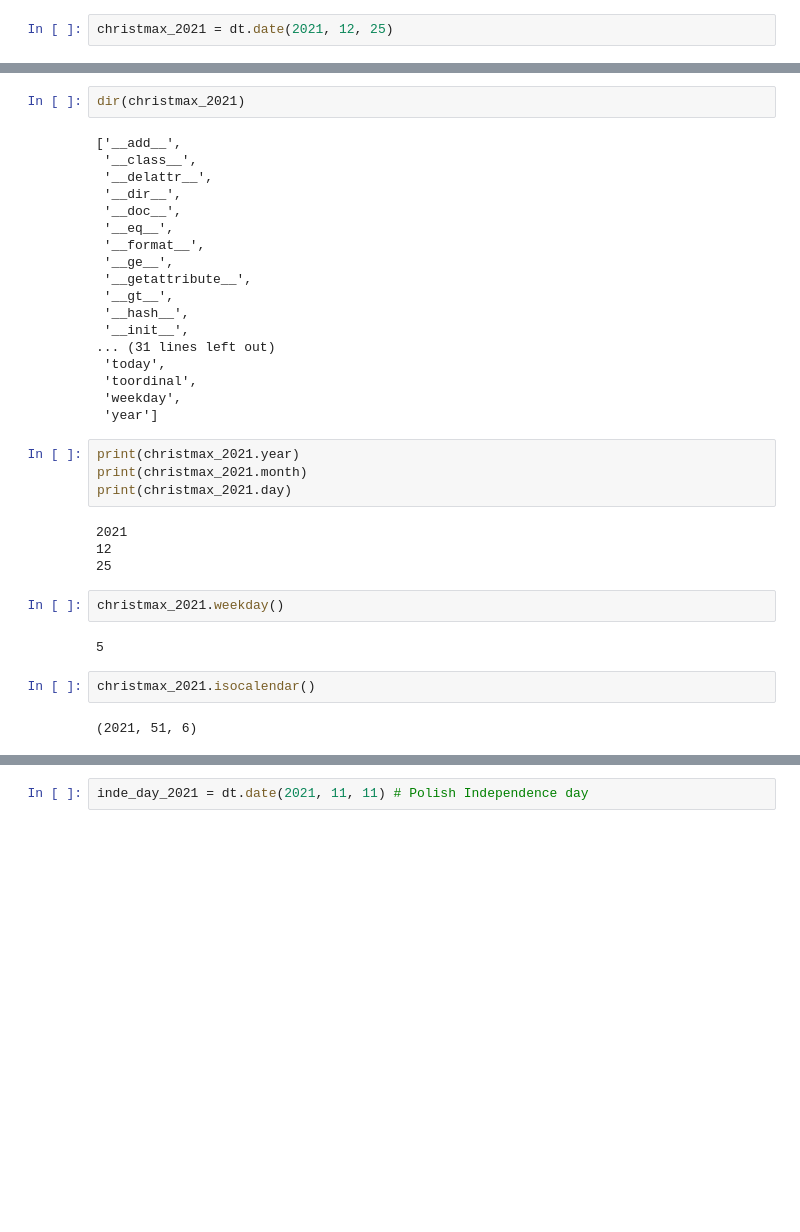
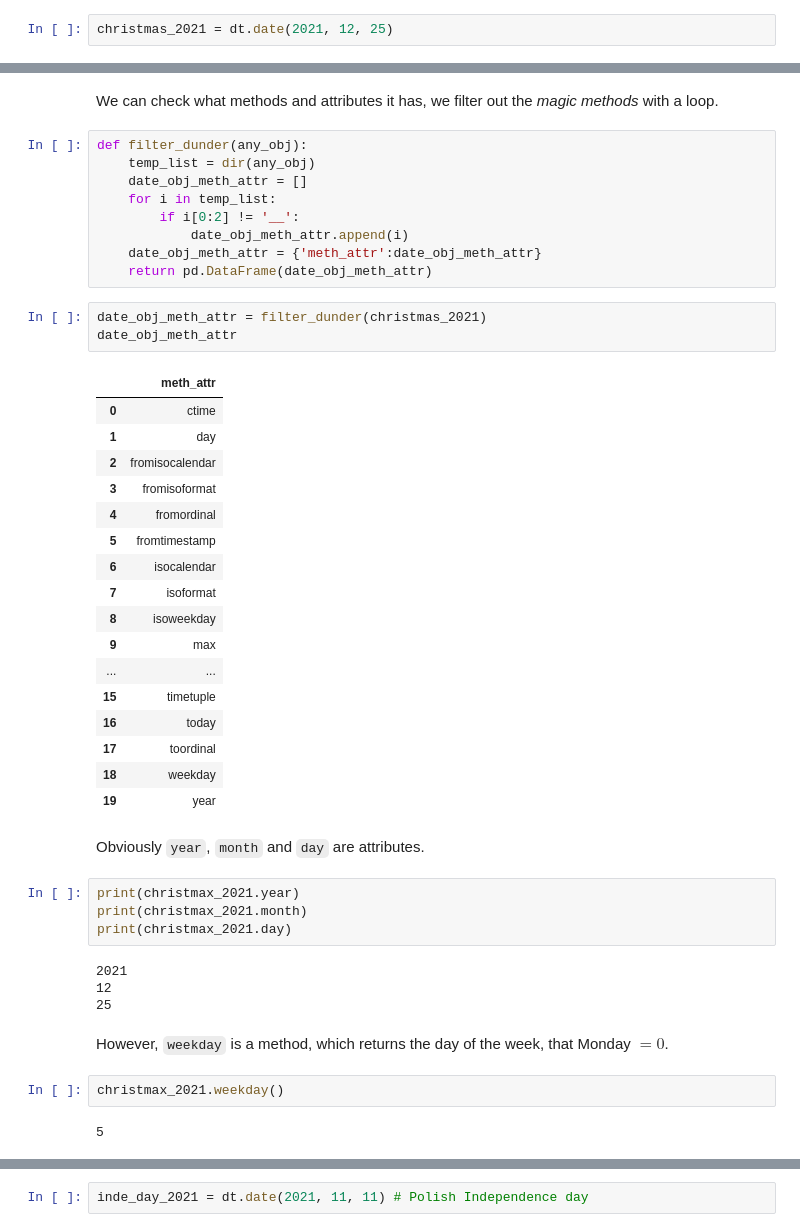
Before and after one commit to weijie-chen/Time-Series-and-Financial-Engineering-With-Python, a Jupyter notebook: Chapter 0 - Dates And Time In Python.ipynb, the cells around one changed output, grey strips where cells are left out. Cells and saved outputs as stored; diff of their text form; blank space fills up the shorter version.

````diff
--- a/Chapter 0 - Dates And Time In Python.ipynb
+++ b/Chapter 0 - Dates And Time In Python.ipynb
@@ -10,2 +15,2 @@ import dateutil as du
 # %%
-christmax_2021 = dt.date(2021, 12, 25)
+christmas_2021 = dt.date(2021, 12, 25)
@@ -15,26 +22,40 @@ type(christmax_2021)
 # %% [output]
 2021-12-25
 datetime.date
-# %%
-dir(christmax_2021)
-# %% [output]
-['__add__',
- '__class__',
- '__delattr__',
- '__dir__',
- '__doc__',
- '__eq__',
- '__format__',
- '__ge__',
- '__getattribute__',
- '__gt__',
- '__hash__',
- '__init__',
-... (31 lines left out)
- 'today',
- 'toordinal',
- 'weekday',
- 'year']
+# %% [markdown]
+We can check what methods and attributes it has, we filter out the _magic methods_ with a loop.
+# %%
+def filter_dunder(any_obj):
+    temp_list = dir(any_obj)
+    date_obj_meth_attr = []
+    for i in temp_list:
+        if i[0:2] != '__':
+            date_obj_meth_attr.append(i)
+    date_obj_meth_attr = {'meth_attr':date_obj_meth_attr}
+    return pd.DataFrame(date_obj_meth_attr)
+# %%
+date_obj_meth_attr = filter_dunder(christmas_2021)
+date_obj_meth_attr
+# %% [output]
+|  | meth_attr |
+| 0 | ctime |
+| 1 | day |
+| 2 | fromisocalendar |
+| 3 | fromisoformat |
+| 4 | fromordinal |
+| 5 | fromtimestamp |
+| 6 | isocalendar |
+| 7 | isoformat |
+| 8 | isoweekday |
+| 9 | max |
+| ... | ... |
+| 15 | timetuple |
+| 16 | today |
+| 17 | toordinal |
+| 18 | weekday |
+| 19 | year |
+# %% [markdown]
+Obviously ```year```, ```month``` and ```day``` are attributes.
 # %%
 print(christmax_2021.year)
 print(christmax_2021.month)
@@ -43,11 +64,9 @@ print(christmax_2021.day)
 2021
 12
 25
+# %% [markdown]
+However, ```weekday``` is a method, which returns the day of the week, that Monday $=0$.
 # %%
 christmax_2021.weekday()
 # %% [output]
 5
-# %%
-christmax_2021.isocalendar()
-# %% [output]
-(2021, 51, 6)
````
Also changed, not shown: parts of 39 cells of this notebook.
